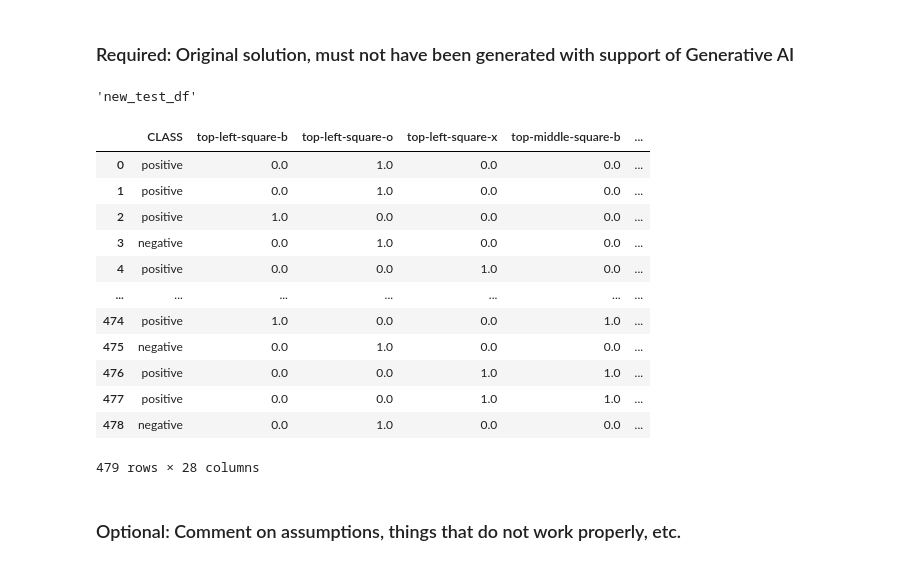
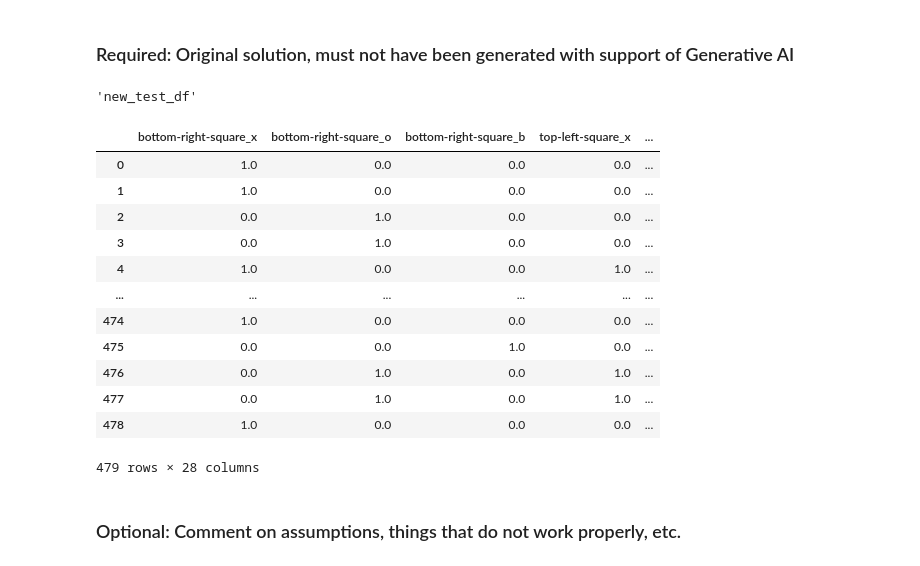
Before and after one commit to Bern4rdR/data-science, a Jupyter notebook: Assignment 1/Assignment 1.ipynb, the cells around one changed output. Saved outputs shown, nothing was run; the diff lists cells and outputs as text; code cells hidden in the pictures.

```diff
--- a/Assignment 1/Assignment 1.ipynb
+++ b/Assignment 1/Assignment 1.ipynb
@@ -512,6 +512,14 @@ Answer the following questions below:
 #
 # Hint 5: Do not forget to remove the original categoric feature
 #
+def create_one_hot(df):
+    cat_cols = list(set(df.columns) - {'ID', 'CLASS'})
+
+    df_one_hot = pd.get_dummies(df, columns=cat_cols, dtype=float)
+    one_hot = {k: [v.split('_')[-1] for v in df_one_hot.columns if v.startswith(k)] for k in cat_cols}
+
+    return df_one_hot, one_hot
+
 # Input to apply_one_hot:
 # df      - a dataframe
 # one_hot - a mapping (dictionary) from column name to categories
@@ -520,31 +528,38 @@ Answer the following questions below:
 # df - a new dataframe, where each categoric feature has been replaced by a set of binary features
 #
 # Hint: See the above Hints
+def apply_one_hot(df, one_hot):
+    for i, col in enumerate(one_hot.keys()):
+        for cat in one_hot[col]:
+            df.insert(3*i+1, f'{col}_{cat}', [float(val == cat) for val in df[col]]) # 3*i+1 is just to make it look nicer
+
+    return df.drop(columns=one_hot.keys())
 # %%
 # Test your code  (leave this part unchanged)
 
 train_df = pd.read_csv("tic-tac-toe_train.csv")
 
+create_one_hot(train_df)
 new_train, one_hot = create_one_hot(train_df)
 
 test_df = pd.read_csv("tic-tac-toe_test.csv")
 
 new_test_df = apply_one_hot(test_df,one_hot)
 display("new_test_df",new_test_df)
 # %% [output]
 'new_test_df'
-|  | CLASS | top-left-square-b | top-left-square-o | top-left-square-x | top-middle-square-b | ... |
-| 0 | positive | 0.0 | 1.0 | 0.0 | 0.0 | ... |
-| 1 | positive | 0.0 | 1.0 | 0.0 | 0.0 | ... |
-| 2 | positive | 1.0 | 0.0 | 0.0 | 0.0 | ... |
-| 3 | negative | 0.0 | 1.0 | 0.0 | 0.0 | ... |
-| 4 | positive | 0.0 | 0.0 | 1.0 | 0.0 | ... |
-| ... | ... | ... | ... | ... | ... | ... |
-| 474 | positive | 1.0 | 0.0 | 0.0 | 1.0 | ... |
-| 475 | negative | 0.0 | 1.0 | 0.0 | 0.0 | ... |
-| 476 | positive | 0.0 | 0.0 | 1.0 | 1.0 | ... |
-| 477 | positive | 0.0 | 0.0 | 1.0 | 1.0 | ... |
-| 478 | negative | 0.0 | 1.0 | 0.0 | 0.0 | ... |
+|  | bottom-right-square_x | bottom-right-square_o | bottom-right-square_b | top-left-square_x | ... |
+| 0 | 1.0 | 0.0 | 0.0 | 0.0 | ... |
+| 1 | 1.0 | 0.0 | 0.0 | 0.0 | ... |
+| 2 | 0.0 | 1.0 | 0.0 | 0.0 | ... |
+| 3 | 0.0 | 1.0 | 0.0 | 0.0 | ... |
+| 4 | 1.0 | 0.0 | 0.0 | 1.0 | ... |
+| ... | ... | ... | ... | ... | ... |
+| 474 | 1.0 | 0.0 | 0.0 | 0.0 | ... |
+| 475 | 0.0 | 0.0 | 1.0 | 0.0 | ... |
+| 476 | 0.0 | 1.0 | 0.0 | 1.0 | ... |
+| 477 | 0.0 | 1.0 | 0.0 | 1.0 | ... |
+| 478 | 1.0 | 0.0 | 0.0 | 0.0 | ... |
 479 rows × 28 columns
 # %% [markdown]
 ### Optional: Comment on assumptions, things that do not work properly, etc.
```
Also changed, not shown: parts of 3 cells of this notebook.
